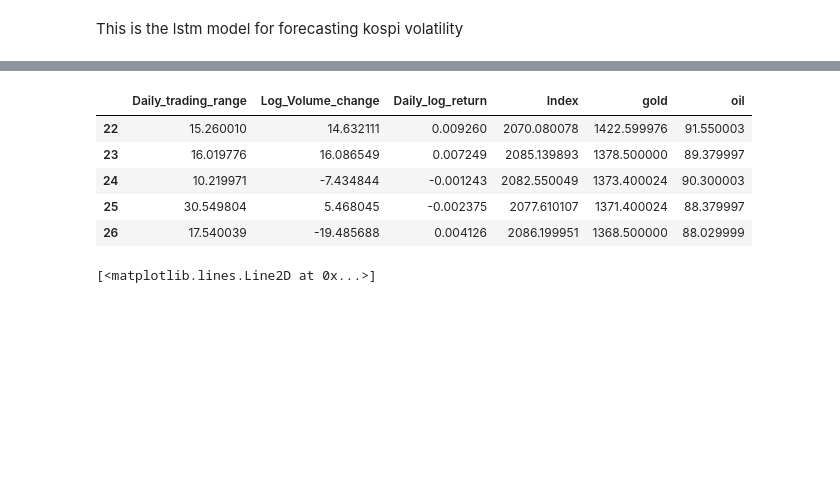
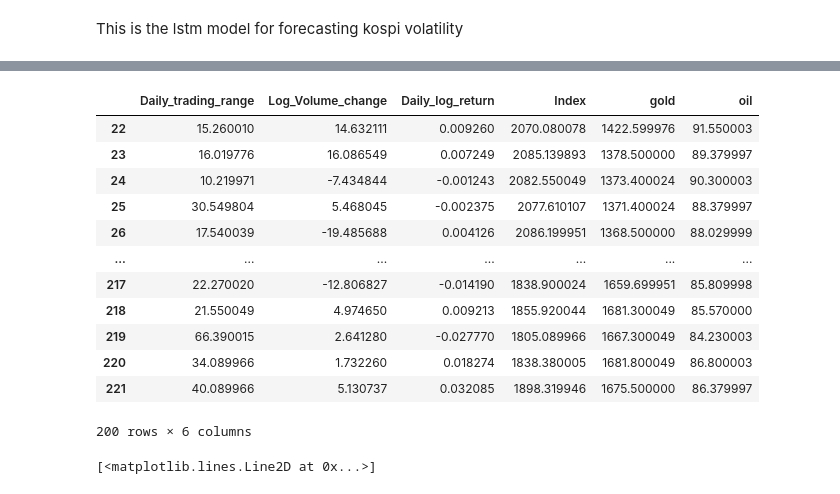
Before and after one commit to eddie8615/cs_project, a Jupyter notebook: lstm_model.ipynb, the cells around one changed output, grey strips where cells are left out. Drawn from its saved outputs; the diff is of its cells as text; code cells hidden in the pictures; blank space fills up the shorter version.

```diff
--- a/lstm_model.ipynb
+++ b/lstm_model.ipynb
@@ -78,14 +78,21 @@ dtypes: float64(6)
 dtypes: float64(1)
 memory usage: 36.3 KB
 # %%
-x_values.head()
+x_values.head(200)
 # %% [output]
 |  | Daily_trading_range | Log_Volume_change | Daily_log_return | Index | gold | oil |
 | 22 | 15.260010 | 14.632111 | 0.009260 | 2070.080078 | 1422.599976 | 91.550003 |
 | 23 | 16.019776 | 16.086549 | 0.007249 | 2085.139893 | 1378.500000 | 89.379997 |
 | 24 | 10.219971 | -7.434844 | -0.001243 | 2082.550049 | 1373.400024 | 90.300003 |
 | 25 | 30.549804 | 5.468045 | -0.002375 | 2077.610107 | 1371.400024 | 88.379997 |
 | 26 | 17.540039 | -19.485688 | 0.004126 | 2086.199951 | 1368.500000 | 88.029999 |
+| ... | ... | ... | ... | ... | ... | ... |
+| 217 | 22.270020 | -12.806827 | -0.014190 | 1838.900024 | 1659.699951 | 85.809998 |
+| 218 | 21.550049 | 4.974650 | 0.009213 | 1855.920044 | 1681.300049 | 85.570000 |
+| 219 | 66.390015 | 2.641280 | -0.027770 | 1805.089966 | 1667.300049 | 84.230003 |
+| 220 | 34.089966 | 1.732260 | 0.018274 | 1838.380005 | 1681.800049 | 86.800003 |
+| 221 | 40.089966 | 5.130737 | 0.032085 | 1898.319946 | 1675.500000 | 86.379997 |
+200 rows × 6 columns
 # %%
 plt.figure(1, figsize=(16,6))
 plt.plot(y_values, color='red')
```
Also changed, not shown: 4 other files.
